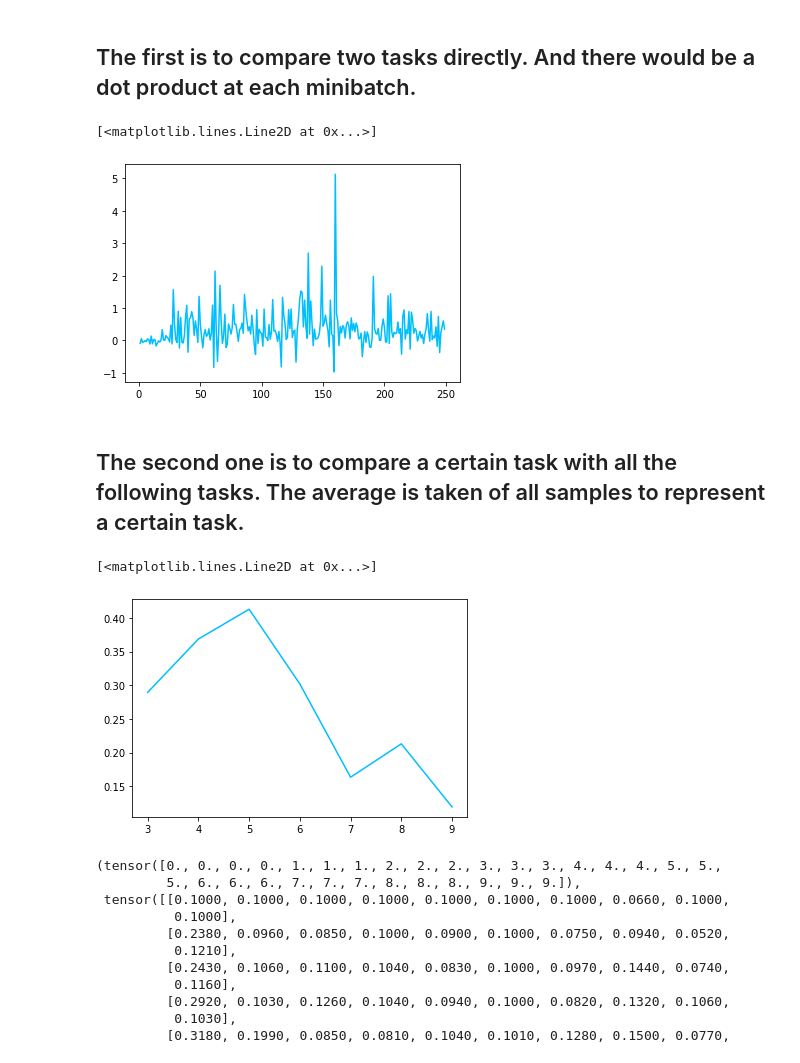
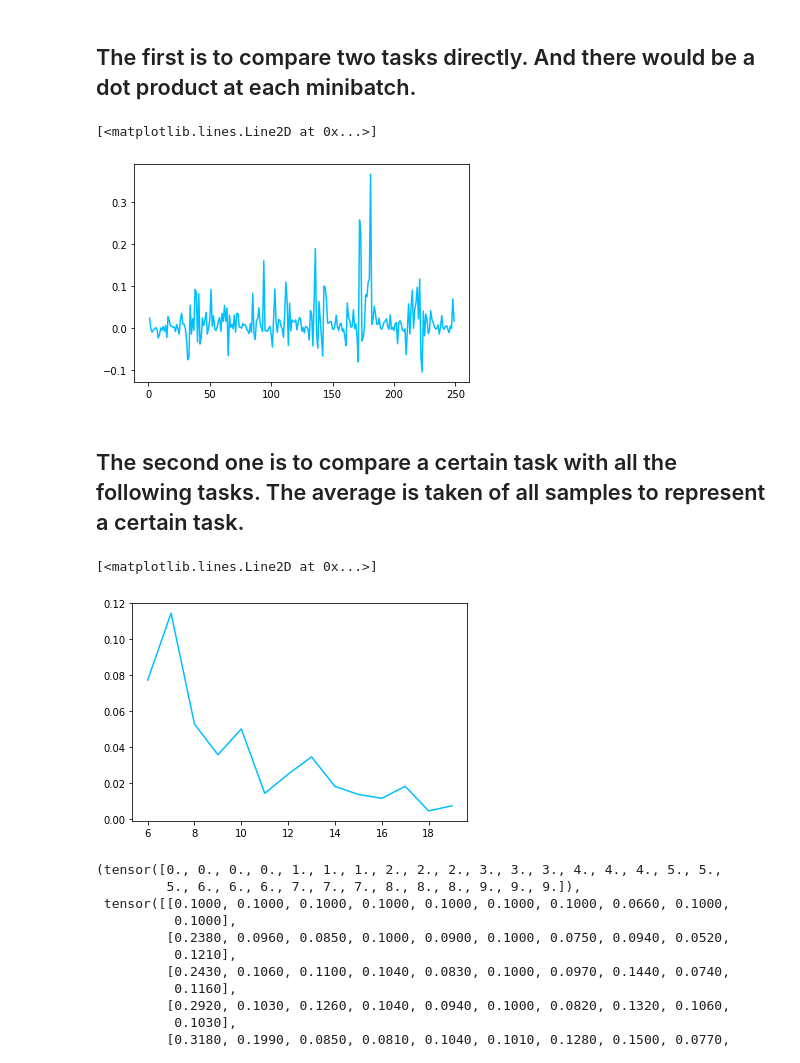
Before and after one commit to yifyang/MER_experiment, a Jupyter notebook: plot/plot.ipynb, the cells around one changed output. Saved outputs shown, nothing was run; the diff lists cells and outputs as text; code cells hidden in the pictures.

Commit message:
Image show in each task

```diff
--- a/plot/plot.ipynb
+++ b/plot/plot.ipynb
@@ -9,7 +9,7 @@ There are two ways to do the comparison.
 import torch
 import matplotlib.pyplot as plt
 
-torch_file = "gem_cifar100.pt_2020_03_03_00_31_59_8372c3e566a34e9c866689b7b4e038cd.pt"
+torch_file = "gem_cifar100_20.pt_2020_03_04_02_54_50_2fad8f6951004669b0898a0ba0f9d339.pt"
 samples_per_task = 2500 # MNIST permutation: 3000; cifar100: 2500
 batch_size = 10 # MNIST permutation: 1; cifar100: 10
 batch_per_task = int(samples_per_task / batch_size)
@@ -20,22 +20,22 @@ all_data = torch.load(torch_file, map_location = "cpu")
 # %%
 # indexes of two tasks to do the comparison(t_idx_1 < t_idx_2)
 t_idx_1 = 1
-t_idx_2 = 3
+t_idx_2 = 14
 
 dotp = []
 batches = []
 for i, item in enumerate(all_data[2][batch_per_task*(t_idx_2-1):batch_per_task*t_idx_2-1].tolist()):
     batches.append(i+1)
     dotp.append(item[t_idx_1-1])
 
 plt.plot(batches, dotp, 'deepskyblue')
 # %% [output]
 [<matplotlib.lines.Line2D at 0x...>]
-[figure, old version]
+[figure, new version]
 # %% [markdown]
  ## The second one is to compare a certain task with all the following tasks. The average is taken of all samples to represent a certain task.
 # %%
-t_idx = 2 # index of the task to do the comparison
+t_idx = 5 # index of the task to do the comparison
 
 tasks = []
 dotp = []
@@ -54,7 +54,7 @@ for i, item in enumerate(all_data[2][batch_per_task*(task_num-1):].tolist()):
 plt.plot(tasks, dotp, 'deepskyblue')
 # %% [output]
 [<matplotlib.lines.Line2D at 0x...>]
-[figure, old version]
+[figure, new version]
 # %%
 all_data
 # %% [output]
```
Also changed, not shown: 3 other files.
